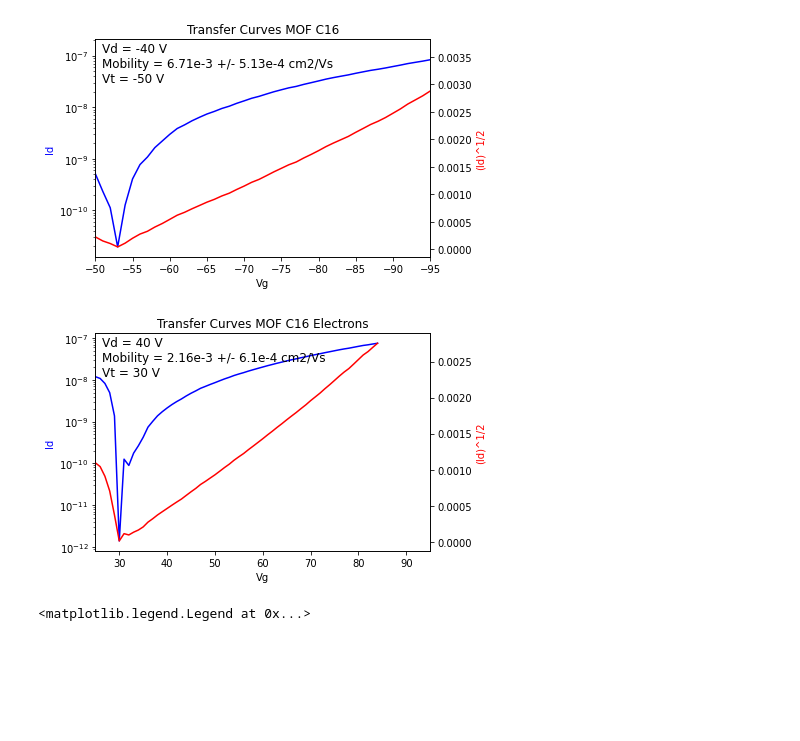
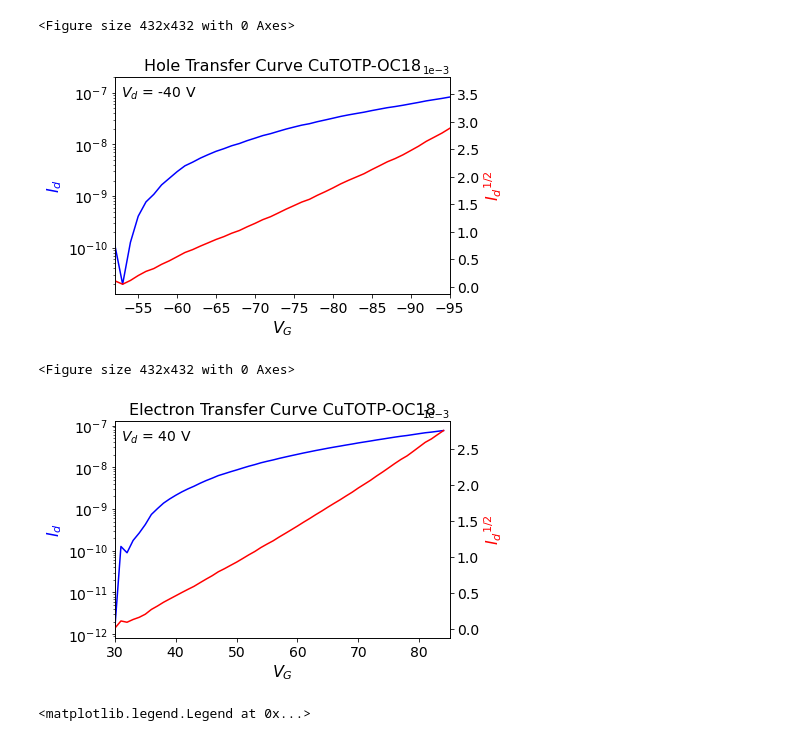
Before and after one commit to lortero7/Keithley, a Jupyter notebook: Analysis.ipynb, the cells around one changed output. Saved outputs shown, nothing was run; the diff lists cells and outputs as text; code cells hidden in the pictures; blank space fills up the shorter version.

```diff
--- a/Analysis.ipynb
+++ b/Analysis.ipynb
@@ -11,6 +9,8 @@ import sys
 # %%
 material = "MOF"
 curve= "IdVg_MOF_1_B3_Vdm40"
+Title = 'Hole Transfer Curve CuTOTP-OC18'
+plt.figure(figsize=(6,6))
 for filename in os.listdir(os.getcwd() + '/data'):
     if material in filename:
         if curve in filename:
@@ -20,48 +20,70 @@ for filename in os.listdir(os.getcwd() + '/data'):
             yval = np.absolute(result[1])
             yval1 = np.sqrt(yval)*10
             ax.plot(xval,yval, color = 'b')
-            ax.set_xlabel('Vg')
-            ax.set_ylabel('Id', color = 'b')
+            ax.set_xlabel('$V_G$', fontsize = 16)
+            ax.set_ylabel('$I_d$', color = 'b', fontsize = 16)
             plt.yscale('log')
+
+            plt.xticks(fontsize=14)
+            plt.yticks(fontsize=14)
 
             ax2 = ax.twinx()
             ax2.plot(xval,yval1, color = 'r')
-            ax2.set_ylabel('(Id)^1/2', color = 'r')
+            ax2.set_ylabel('${I_d}^{1/2}$', color = 'r',fontsize = 16)
+            plt.ticklabel_format(axis = 'y',style="sci", scilimits=(0,0))
 
             #plt.title(filename)
-            plt.title('Transfer Curves MOF C16')
-            plt.xlim(-50,-95)
+            plt.title('Hole Transfer Curve CuTOTP-OC18', fontsize =16)
+            plt.xlim(-52,-95)
 
-            plt.figtext(0.14,0.73,"Vd = -40 V \n"  'Mobility = 6.71e-3 +/- 5.13e-4 cm2/Vs \n' 'Vt = -50 V', fontsize=12)
+            plt.xticks(fontsize=14)
+            plt.yticks(fontsize=14)
+
+
+            plt.figtext(0.14,0.81,"$V_d$ = -40 V", fontsize=14)
+            plt.savefig(os.getcwd() +'/figures/' + Title, dpi=600,bbox_inches='tight')
 # %% [output]
+<Figure size 432x432 with 0 Axes>
-[figure, old version]
+[figure, new version]
 # %%
 material = "MOF"
 curve= "IdVgE_MOF_1_B3_Vd40"
+Title = 'Electron Transfer Curve CuTOTP-OC18'
+plt.figure(figsize=(6,6))
 for filename in os.listdir(os.getcwd() + '/data'):
     if material in filename:
         if curve in filename:
             fig,ax = plt.subplots()
             result = np.loadtxt(os.getcwd()+ '/data/' + filename)
             xval = result[0]-10
             yval = np.absolute(result[1])
             yval1 = np.sqrt(yval)*10
             ax.plot(xval,yval, color = 'b')
-            ax.set_xlabel('Vg')
-            ax.set_ylabel('Id', color = 'b')
+            ax.set_xlabel('$V_G$', fontsize = 16)
+            ax.set_ylabel('$I_d$', color = 'b', fontsize = 16)
             plt.yscale('log')
+
+            plt.xticks(fontsize=14)
+            plt.yticks(fontsize=14)
 
             ax2 = ax.twinx()
             ax2.plot(xval,yval1, color = 'r')
-            ax2.set_ylabel('(Id)^1/2', color = 'r')
+            ax2.set_ylabel('${I_d}^{1/2}$', color = 'r',fontsize = 16)
+            plt.ticklabel_format(axis = 'y',style="sci", scilimits=(0,0))
 
-           # plt.title(filename)
-            plt.title('Transfer Curves MOF C16 Electrons')
-            plt.xlim(25,95)
+            #plt.title(filename)
+            plt.title('Electron Transfer Curve CuTOTP-OC18', fontsize =16)
+            plt.xlim(30,85)
 
-            plt.figtext(0.14,0.73,"Vd = 40 V \n"  'Mobility = 2.16e-3 +/- 6.1e-4 cm2/Vs \n' 'Vt = 30 V', fontsize=12)
+            plt.xticks(fontsize=14)
+            plt.yticks(fontsize=14)
+
+
+            plt.figtext(0.14,0.81,"$V_d$ = 40 V", fontsize=14)
+            plt.savefig(os.getcwd() +'/figures/' + Title, dpi=600,bbox_inches='tight')
 # %% [output]
+<Figure size 432x432 with 0 Axes>
-[figure, old version]
+[figure, new version]
 # %%
 def plotter(filename, bot = 0 , top = 0, label = 'none'):
     result = np.loadtxt(os.getcwd()+ '/data/' + filename)
```
Also changed, not shown: parts of 1 cell of this notebook, 2 other files.
